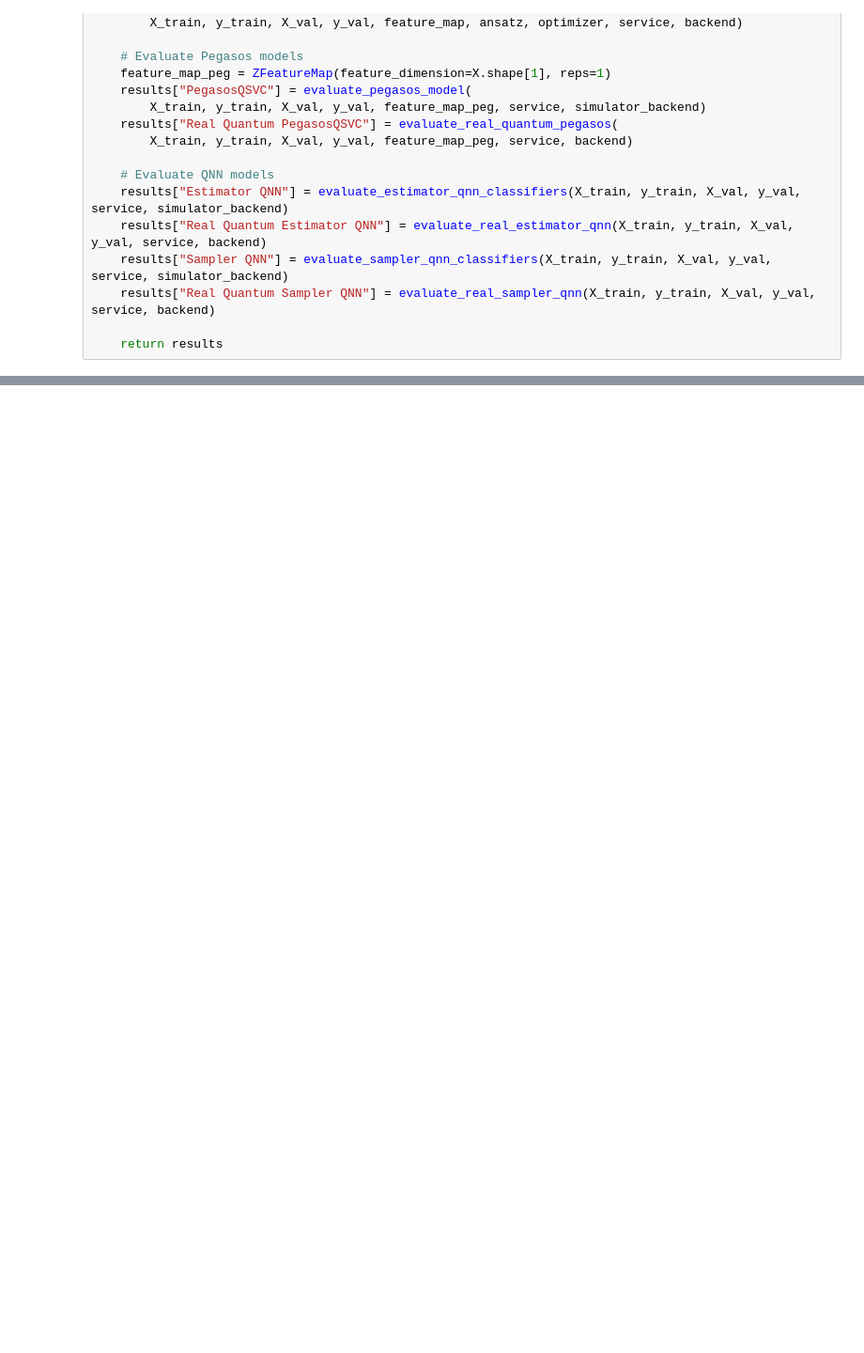
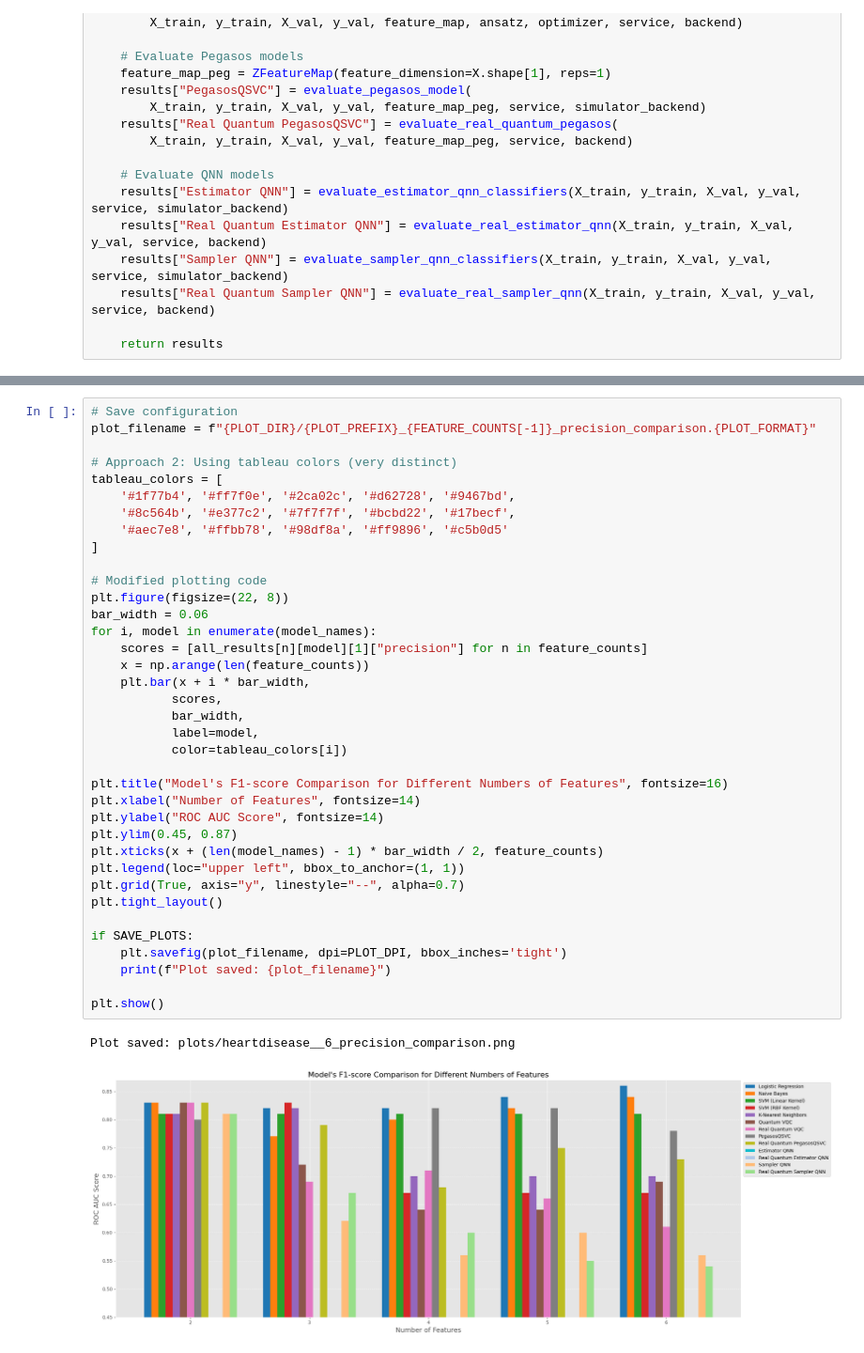
Before and after one commit to asterios-pantousas/Qiskit_QML_Implementations, a Jupyter notebook: generic_comparator.ipynb, the cells around one changed output, grey strips where cells are left out. Shown at 94% size. Drawn from its saved outputs; the diff is of its cells as text; blank space fills up the shorter version.

```diff
--- a/generic_comparator.ipynb
+++ b/generic_comparator.ipynb
@@ -609,0 +829,40 @@ plt.show()
+# %%
+# Save configuration
+plot_filename = f"{PLOT_DIR}/{PLOT_PREFIX}_{FEATURE_COUNTS[-1]}_precision_comparison.{PLOT_FORMAT}"
+
+# Approach 2: Using tableau colors (very distinct)
+tableau_colors = [
+    '#1f77b4', '#ff7f0e', '#2ca02c', '#d62728', '#9467bd',
+    '#8c564b', '#e377c2', '#7f7f7f', '#bcbd22', '#17becf',
+    '#aec7e8', '#ffbb78', '#98df8a', '#ff9896', '#c5b0d5'
+]
+
+# Modified plotting code
+plt.figure(figsize=(22, 8))
+bar_width = 0.06
+for i, model in enumerate(model_names):
+    scores = [all_results[n][model][1]["precision"] for n in feature_counts]
+    x = np.arange(len(feature_counts))
+    plt.bar(x + i * bar_width,
+           scores,
+           bar_width,
+           label=model,
+           color=tableau_colors[i])
+
+plt.title("Model's F1-score Comparison for Different Numbers of Features", fontsize=16)
+plt.xlabel("Number of Features", fontsize=14)
+plt.ylabel("ROC AUC Score", fontsize=14)
+plt.ylim(0.45, 0.87)
+plt.xticks(x + (len(model_names) - 1) * bar_width / 2, feature_counts)
+plt.legend(loc="upper left", bbox_to_anchor=(1, 1))
+plt.grid(True, axis="y", linestyle="--", alpha=0.7)
+plt.tight_layout()
+
+if SAVE_PLOTS:
+    plt.savefig(plot_filename, dpi=PLOT_DPI, bbox_inches='tight')
+    print(f"Plot saved: {plot_filename}")
+
+plt.show()
+# %% [output]
+Plot saved: plots/heartdisease__6_precision_comparison.png
+[figure, added]
```
Also changed, not shown: parts of 25 cells of this notebook, 6 other files.
